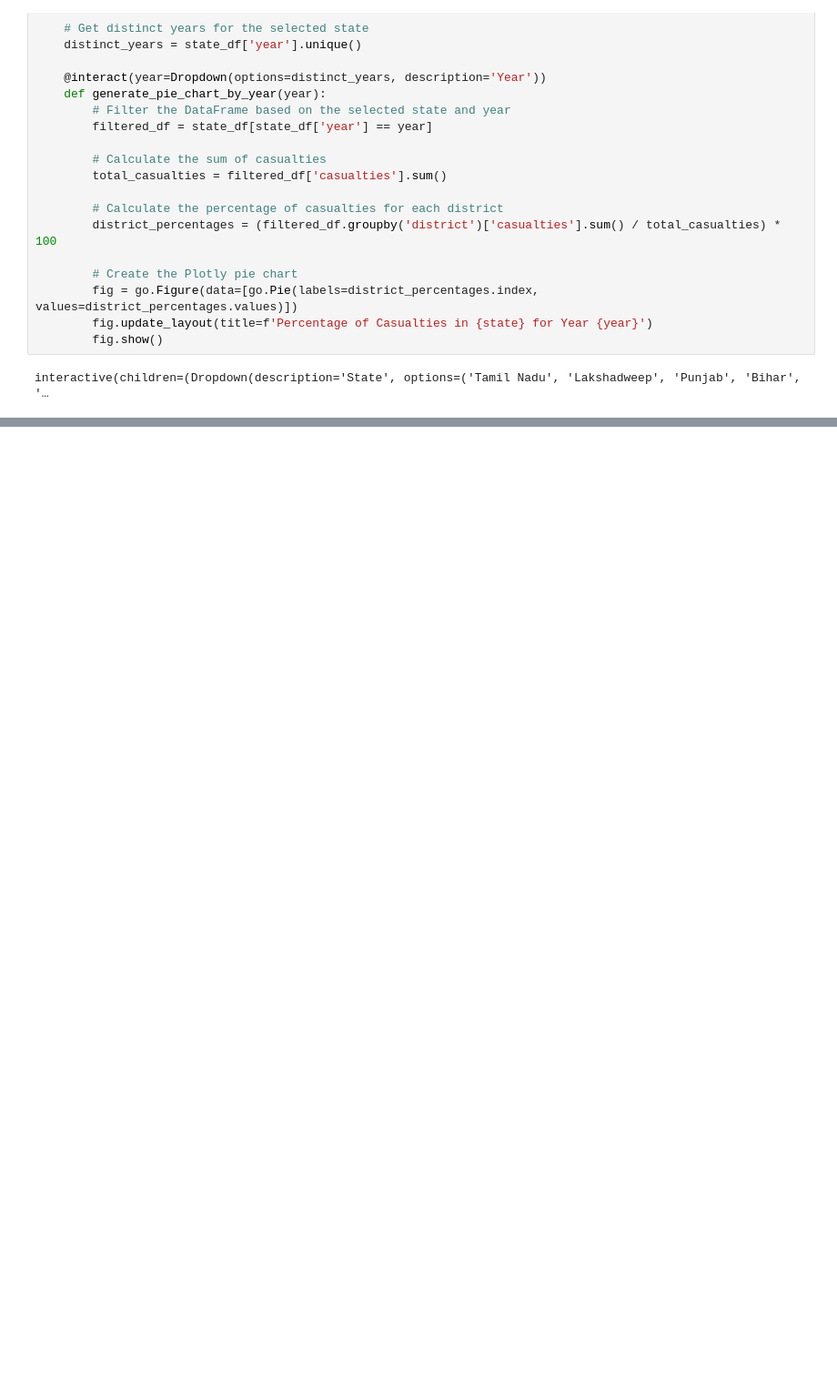
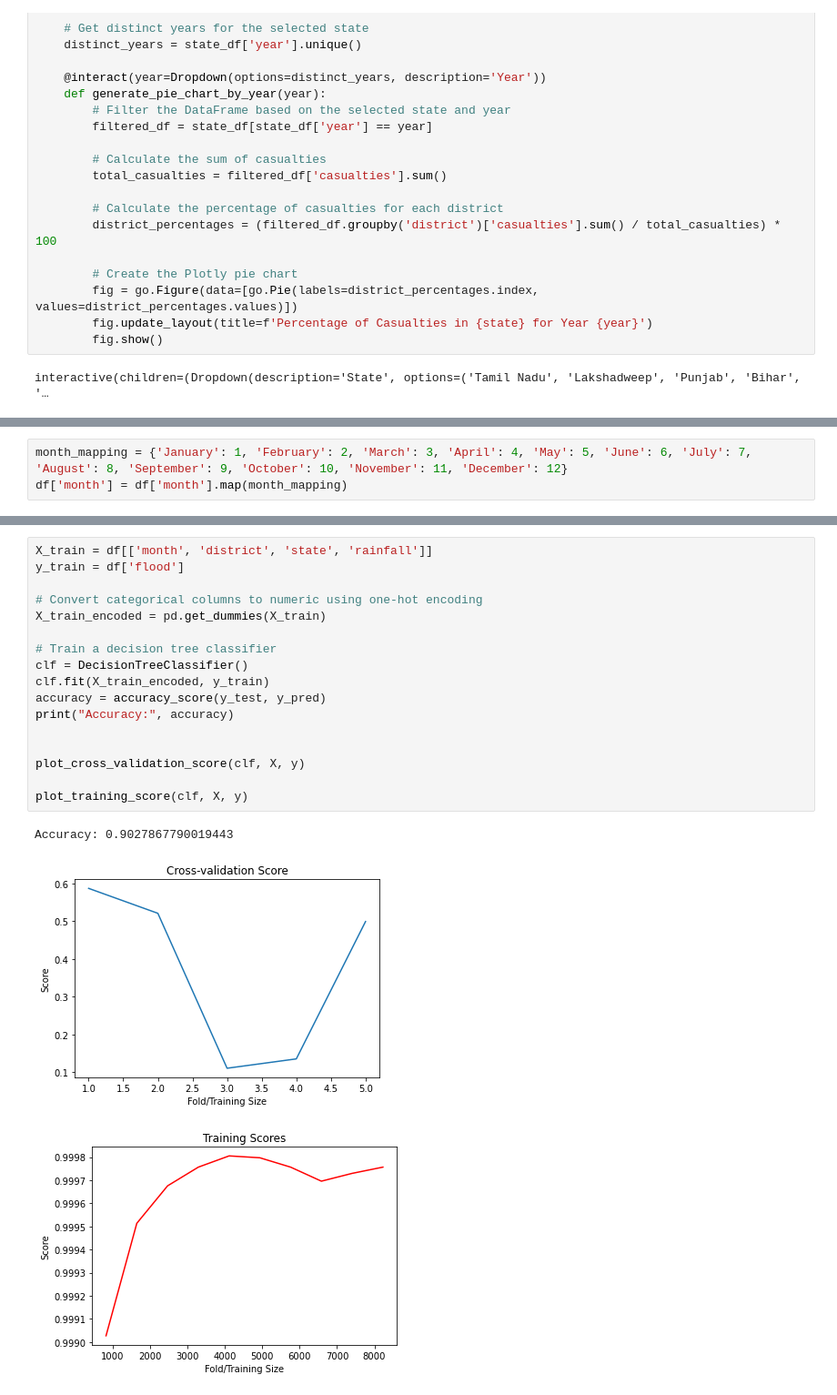
Before and after one commit to Akj0805/Geographical-Risk-Prediction-Model, a Jupyter notebook: floodprediction.ipynb, the cells around one changed output, grey strips where cells are left out. Shown at 91% size. Saved outputs shown, nothing was run; the diff lists cells and outputs as text; blank space fills up the shorter version.

```diff
--- a/floodprediction.ipynb
+++ b/floodprediction.ipynb
@@ -567,0 +598,3 @@ interactive(children=(Dropdown(description='State', options=('Tamil Nadu', 'Laks
+# %%
+month_mapping = {'January': 1, 'February': 2, 'March': 3, 'April': 4, 'May': 5, 'June': 6, 'July': 7, 'August': 8, 'September': 9, 'October': 10, 'November': 11, 'December': 12}
+df['month'] = df['month'].map(month_mapping)
@@ -567,0 +702,21 @@ interactive(children=(Dropdown(description='State', options=('Tamil Nadu', 'Laks
+# %%
+X_train = df[['month', 'district', 'state', 'rainfall']]
+y_train = df['flood']
+
+# Convert categorical columns to numeric using one-hot encoding
+X_train_encoded = pd.get_dummies(X_train)
+
+# Train a decision tree classifier
+clf = DecisionTreeClassifier()
+clf.fit(X_train_encoded, y_train)
+accuracy = accuracy_score(y_test, y_pred)
+print("Accuracy:", accuracy)
+
+
+plot_cross_validation_score(clf, X, y)
+
+plot_training_score(clf, X, y)
+# %% [output]
+Accuracy: 0.9027867790019443
+[figure, added]
+[figure, added]
```
Also changed, not shown: parts of 12 cells of this notebook.
